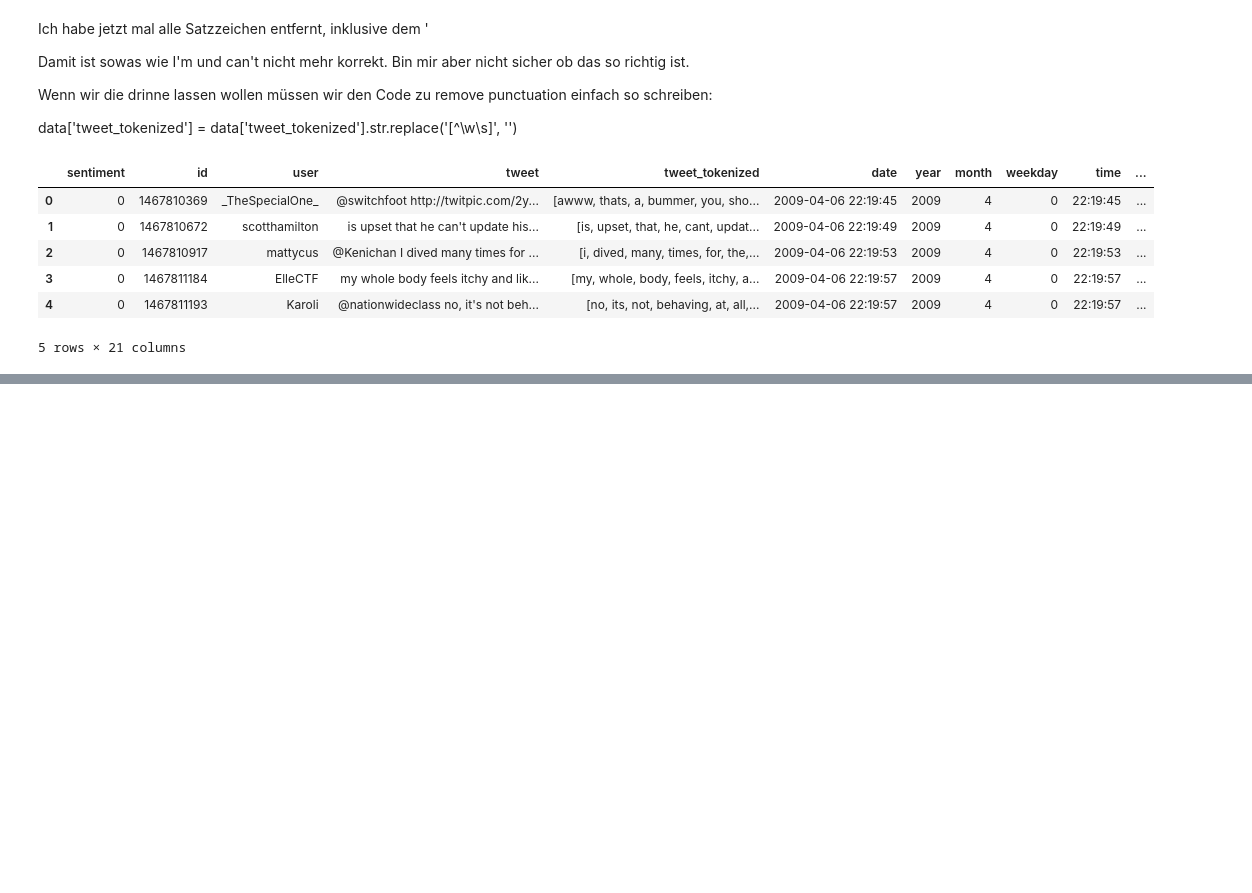
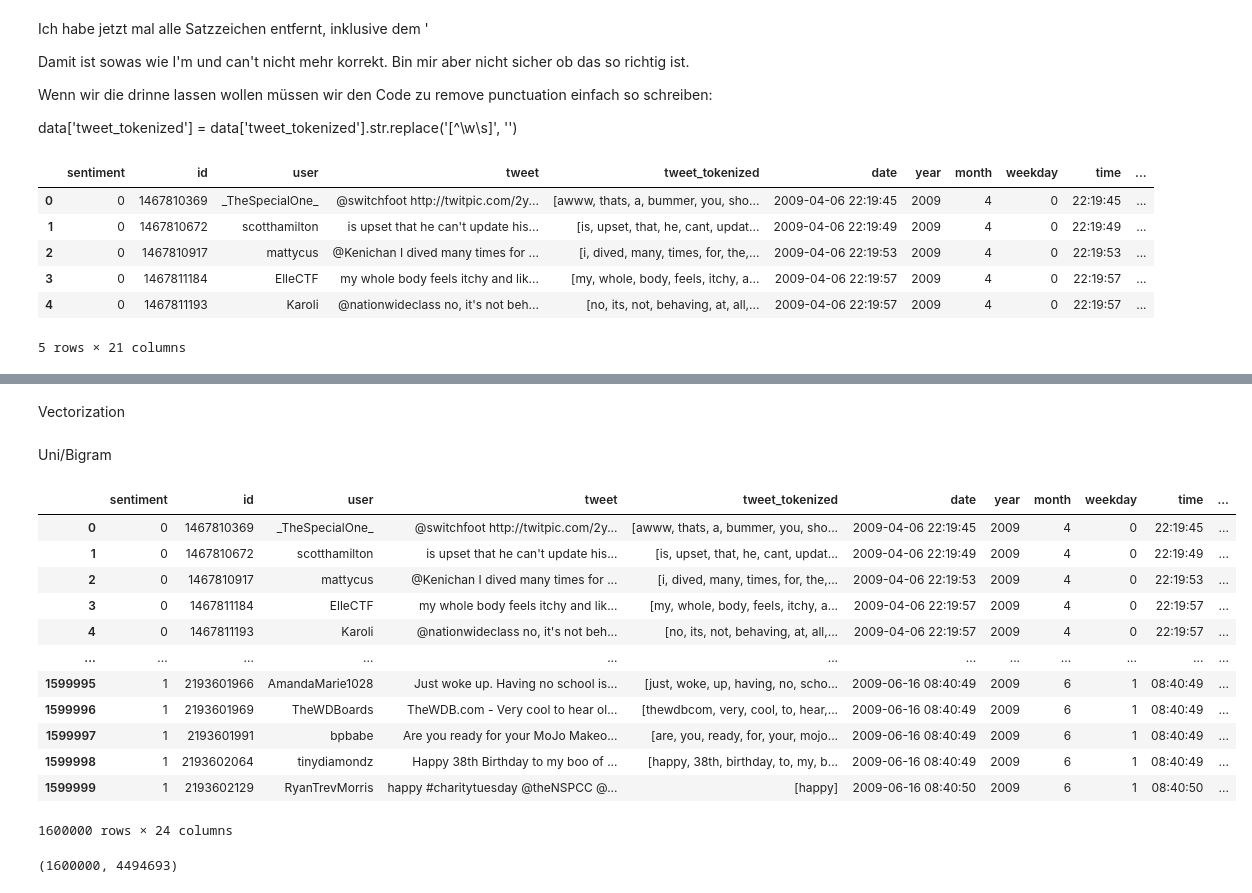
Before and after one commit to DavidStein7/marketing_analytics_project, a Jupyter notebook: Notebooks/data_preparation.ipynb, the cells around one changed output, grey strips where cells are left out. Cells and saved outputs as stored; diff of their text form; code cells hidden in the pictures; blank space fills up the shorter version.

Commit message:
Introduced stopwords, lemmatizing + 2 vectorizings

```diff
--- a/Notebooks/data_preparation.ipynb
+++ b/Notebooks/data_preparation.ipynb
@@ -157,3 +158,7 @@ data.head()
 | 3 | 0 | 1467811184 | ElleCTF | my whole body feels itchy and lik... | [my, whole, body, feels, itchy, a... | 2009-04-06 22:19:57 | 2009 | 4 | 0 | 22:19:57 | ... |
 | 4 | 0 | 1467811193 | Karoli | @nationwideclass no, it's not beh... | [no, its, not, behaving, at, all,... | 2009-04-06 22:19:57 | 2009 | 4 | 0 | 22:19:57 | ... |
 5 rows × 21 columns
+# %%
+#nltk.download('stopwords')
+stopword = nltk.corpus.stopwords.words('english') #Create a list of english stopwords from nltk
+stopword
@@ -159,0 +183,8 @@ data.head()
+# %%
+def remove_stopwords(tokenized_list): #Function to remove all stopword from our list of tokenized tweets
+    text = [word for word in tokenized_list if word not in stopword] #Write each word from our tokenized list into a new list, if it is not in the stopword list
+    return text
+
+#Create new column with tokenized tweets without stopwords
+data['tweet_no_stop'] = data['tweet_tokenized'].apply(lambda x: remove_stopwords(x))
+data.head()
@@ -159,0 +199,11 @@ data.head()
+# %%
+#nltk.download('wordnet')
+wnlemm = nltk.WordNetLemmatizer()
+
+def lemmatizing(tokenized_text): #Function to lemmatize all words in our tokenized tweets list without stopwords
+    text = [wnlemm.lemmatize(word) for word in tokenized_text] #Lemmatize each word in our tokenized list and write it into a new list
+    return text
+
+#Create new column with lemmatized tweets from our tokenized tweets without stopwords
+data['tweet_lemmatized'] = data['tweet_no_stop'].apply(lambda x: lemmatizing(x))
+data.head()
@@ -159,0 +218,30 @@ data.head()
+# %% [markdown]
+Vectorization
+# %% [markdown]
+Uni/Bigram
+# %%
+#N-gram vectorizing and tfidf need a list of strings passed to it, so we need to convert our list
+data['tweet_lemm_string'] = data['tweet_lemmatized'].apply(lambda x: ' '.join(x)) #Join each word in our list with a space inbetween
+data
+# %% [output]
+|  | sentiment | id | user | tweet | tweet_tokenized | date | year | month | weekday | time | ... |
+| 0 | 0 | 1467810369 | _TheSpecialOne_ | @switchfoot http://twitpic.com/2y... | [awww, thats, a, bummer, you, sho... | 2009-04-06 22:19:45 | 2009 | 4 | 0 | 22:19:45 | ... |
+| 1 | 0 | 1467810672 | scotthamilton | is upset that he can't update his... | [is, upset, that, he, cant, updat... | 2009-04-06 22:19:49 | 2009 | 4 | 0 | 22:19:49 | ... |
+| 2 | 0 | 1467810917 | mattycus | @Kenichan I dived many times for ... | [i, dived, many, times, for, the,... | 2009-04-06 22:19:53 | 2009 | 4 | 0 | 22:19:53 | ... |
+| 3 | 0 | 1467811184 | ElleCTF | my whole body feels itchy and lik... | [my, whole, body, feels, itchy, a... | 2009-04-06 22:19:57 | 2009 | 4 | 0 | 22:19:57 | ... |
+| 4 | 0 | 1467811193 | Karoli | @nationwideclass no, it's not beh... | [no, its, not, behaving, at, all,... | 2009-04-06 22:19:57 | 2009 | 4 | 0 | 22:19:57 | ... |
+| ... | ... | ... | ... | ... | ... | ... | ... | ... | ... | ... | ... |
+| 1599995 | 1 | 2193601966 | AmandaMarie1028 | Just woke up. Having no school is... | [just, woke, up, having, no, scho... | 2009-06-16 08:40:49 | 2009 | 6 | 1 | 08:40:49 | ... |
+| 1599996 | 1 | 2193601969 | TheWDBoards | TheWDB.com - Very cool to hear ol... | [thewdbcom, very, cool, to, hear,... | 2009-06-16 08:40:49 | 2009 | 6 | 1 | 08:40:49 | ... |
+| 1599997 | 1 | 2193601991 | bpbabe | Are you ready for your MoJo Makeo... | [are, you, ready, for, your, mojo... | 2009-06-16 08:40:49 | 2009 | 6 | 1 | 08:40:49 | ... |
+| 1599998 | 1 | 2193602064 | tinydiamondz | Happy 38th Birthday to my boo of ... | [happy, 38th, birthday, to, my, b... | 2009-06-16 08:40:49 | 2009 | 6 | 1 | 08:40:49 | ... |
+| 1599999 | 1 | 2193602129 | RyanTrevMorris | happy #charitytuesday @theNSPCC @... | [happy] | 2009-06-16 08:40:50 | 2009 | 6 | 1 | 08:40:50 | ... |
+1600000 rows × 24 columns
+# %%
+from sklearn.feature_extraction.text import CountVectorizer
+
+ngram_vect = CountVectorizer(ngram_range=(1,2)) #Create a vectorizer that creates unigrams and bigrams from our tweets
+ngram_matrix = ngram_vect.fit_transform(data['tweet_lemm_string']) #Create a matrix with the counts of each unigram and bigram in each tweet
+print(ngram_matrix.shape) #Print the shape of the matrix
+# %% [output]
+(1600000, 4494693)
```
Also changed, not shown: parts of 13 cells of this notebook.
